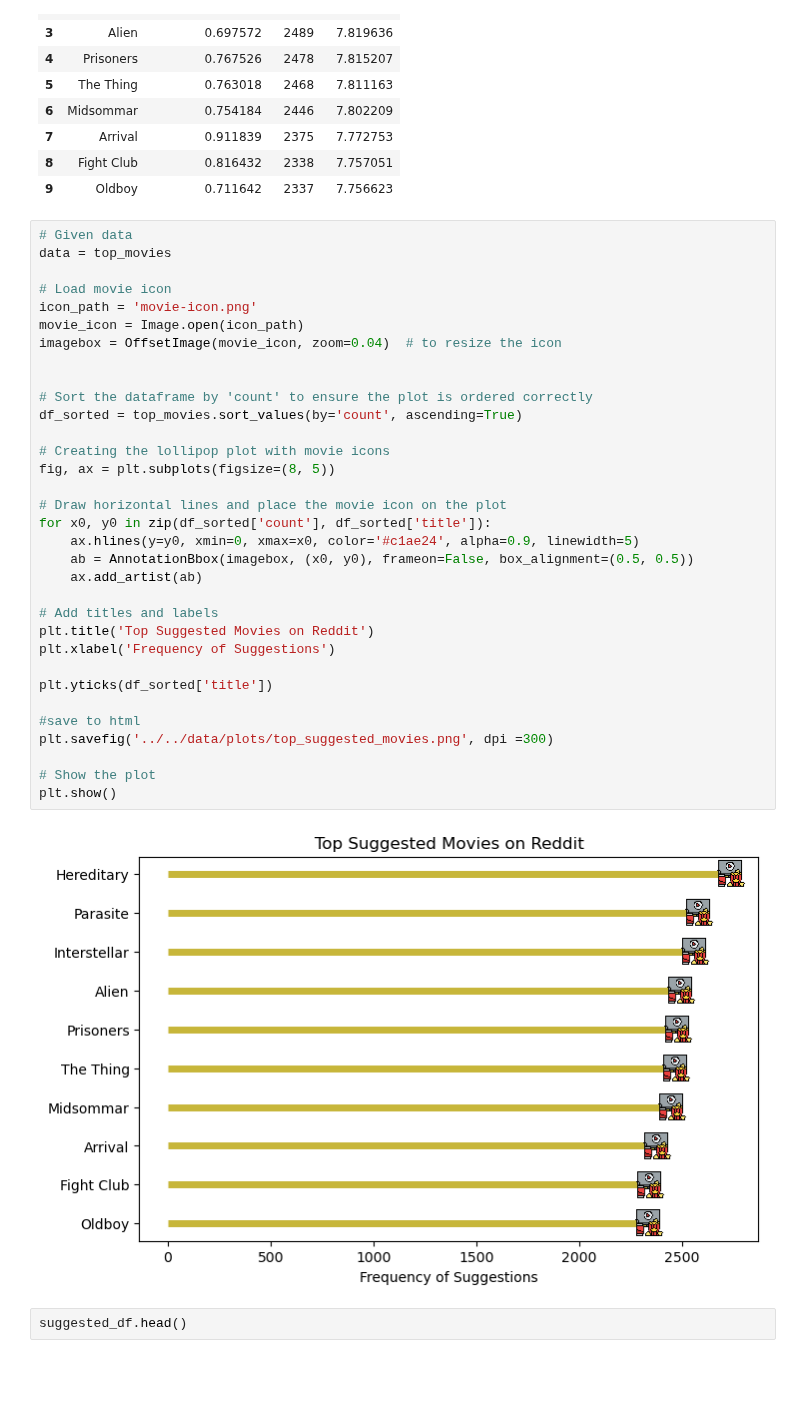
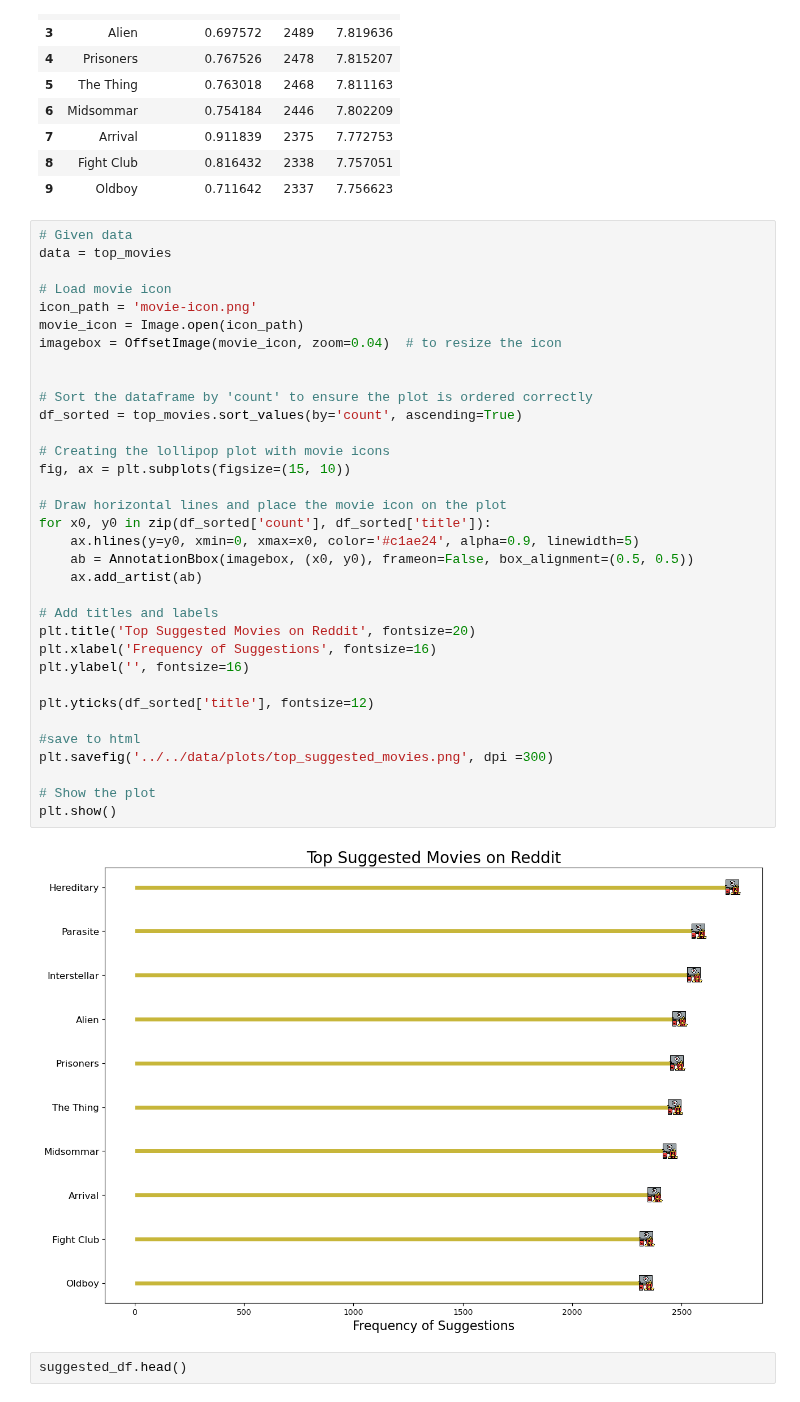
Before and after one commit to Sangeetha-238/BigData_Reddit_Analysis, a Jupyter notebook: code/nlp/visualizations.ipynb, the cells around one changed output. Drawn from its saved outputs; the diff is of its cells as text; blank space fills up the shorter version.

```diff
--- a/code/nlp/visualizations.ipynb
+++ b/code/nlp/visualizations.ipynb
@@ -221,38 +221,39 @@ top_movies
 # %%
 # Given data
 data = top_movies
 
 # Load movie icon
 icon_path = 'movie-icon.png'
 movie_icon = Image.open(icon_path)
 imagebox = OffsetImage(movie_icon, zoom=0.04)  # to resize the icon
 
 
 # Sort the dataframe by 'count' to ensure the plot is ordered correctly
 df_sorted = top_movies.sort_values(by='count', ascending=True)
 
 # Creating the lollipop plot with movie icons
-fig, ax = plt.subplots(figsize=(8, 5))
+fig, ax = plt.subplots(figsize=(15, 10))
 
 # Draw horizontal lines and place the movie icon on the plot
 for x0, y0 in zip(df_sorted['count'], df_sorted['title']):
     ax.hlines(y=y0, xmin=0, xmax=x0, color='#c1ae24', alpha=0.9, linewidth=5)
     ab = AnnotationBbox(imagebox, (x0, y0), frameon=False, box_alignment=(0.5, 0.5))
     ax.add_artist(ab)
 
 # Add titles and labels
-plt.title('Top Suggested Movies on Reddit')
-plt.xlabel('Frequency of Suggestions')
+plt.title('Top Suggested Movies on Reddit', fontsize=20)
+plt.xlabel('Frequency of Suggestions', fontsize=16)
+plt.ylabel('', fontsize=16)
 
-plt.yticks(df_sorted['title'])
+plt.yticks(df_sorted['title'], fontsize=12)
 
 #save to html
 plt.savefig('../../data/plots/top_suggested_movies.png', dpi =300)
 
 # Show the plot
 plt.show()
 # %% [output]
-[figure, old version]
+[figure, new version]
 # %%
 suggested_df.head()
 # %% [output]
```
Also changed, not shown: parts of 3 cells of this notebook, 30 other files.
